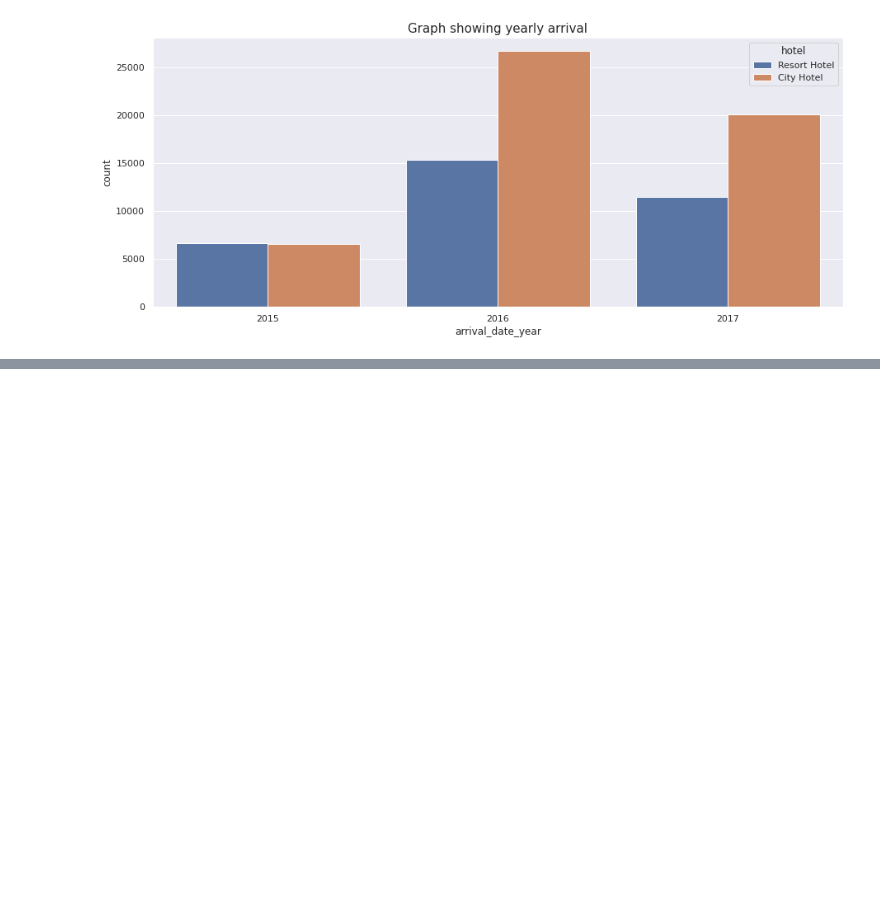
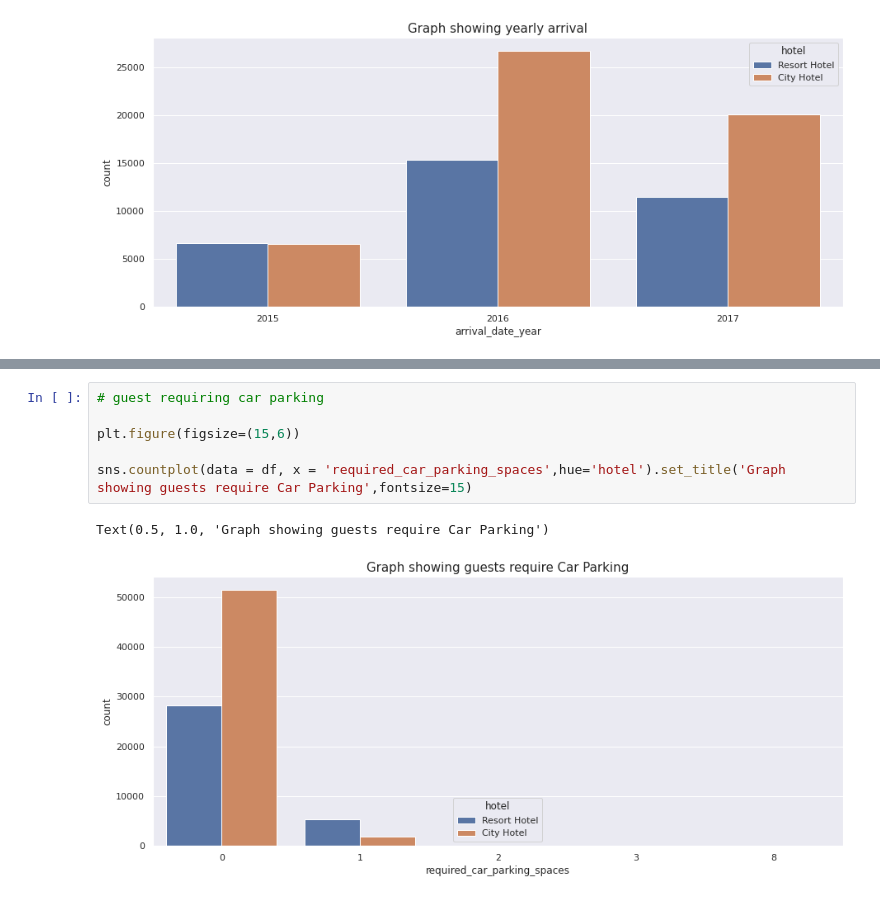
Before and after one commit to DSJibran/Hotel-Booking-EDA-Analysis, a Jupyter notebook: Hotel_Booking_Analysis.ipynb, the cells around one changed output, grey strips where cells are left out. Cells and saved outputs as stored; diff of their text form; blank space fills up the shorter version.

```diff
--- a/Hotel_Booking_Analysis.ipynb
+++ b/Hotel_Booking_Analysis.ipynb
@@ -204,0 +244,9 @@ Text(0.5, 1.0, 'Graph showing yearly arrival')
+# %%
+# guest requiring car parking
+
+plt.figure(figsize=(15,6))
+
+sns.countplot(data = df, x = 'required_car_parking_spaces',hue='hotel').set_title('Graph showing guests require Car Parking',fontsize=15)
+# %% [output]
+Text(0.5, 1.0, 'Graph showing guests require Car Parking')
+[figure, added]
```
Also changed, not shown: parts of 11 cells of this notebook.
